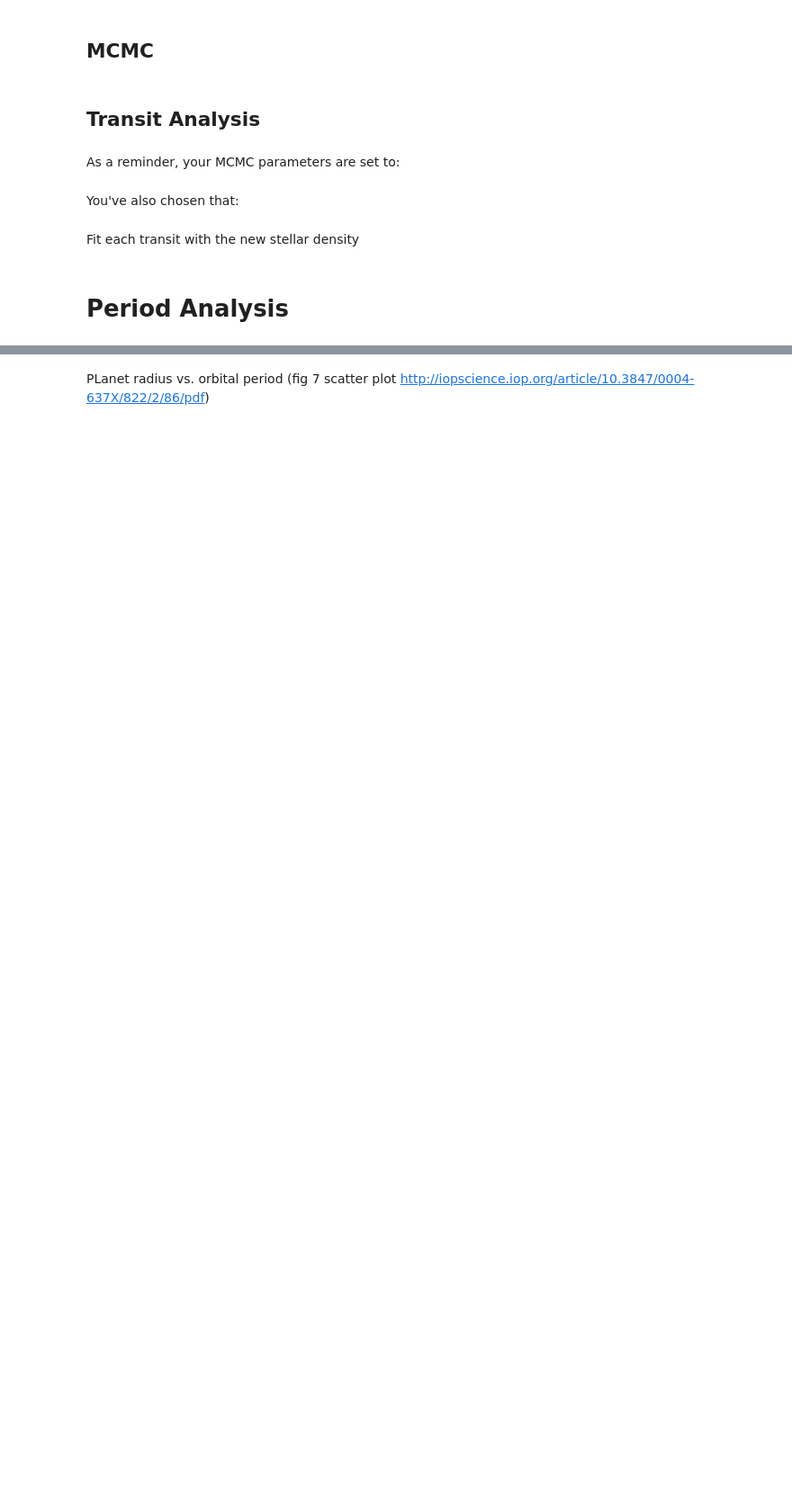
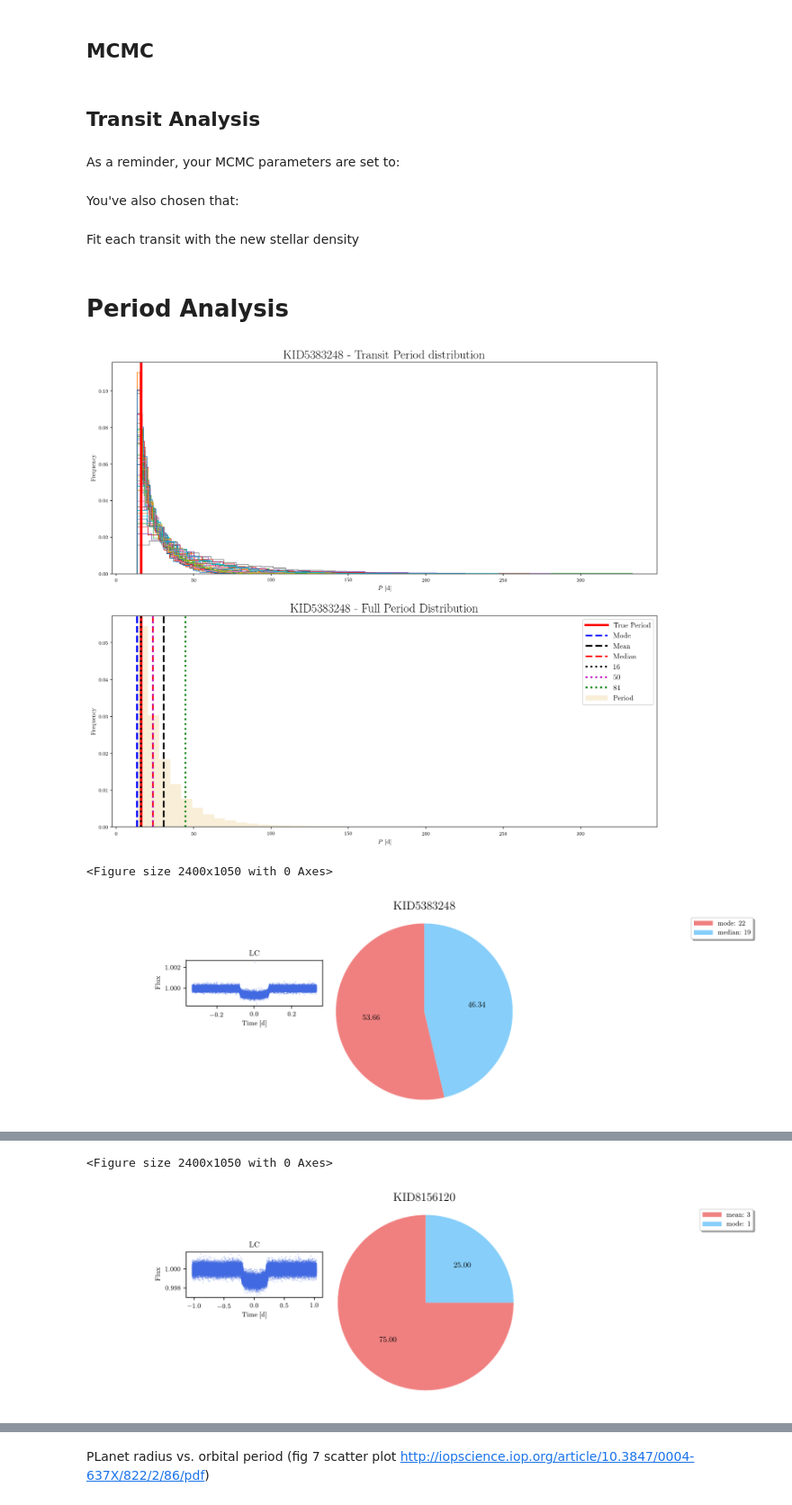
Before and after one commit to mbadenas/TFM2018, a Jupyter notebook: process_data_batch.ipynb, the cells around one changed output, grey strips where cells are left out. Shown at 90% size. Cells and saved outputs as stored; diff of their text form; code cells hidden in the pictures; blank space fills up the shorter version.

Commit message:
Updated file path of input data in OC plot

```diff
--- a/process_data_batch.ipynb
+++ b/process_data_batch.ipynb
@@ -1146,6 +1192,7 @@ for target in targets:
 # %%
 path_panalysis = '/Users/mbadenas/Documents/Master UAB/Tesis UAB/TFM2018/results/period_charts/30d/'
 path_resMCMC = '/Users/mbadenas/Documents/Master UAB/Tesis UAB/TFM2018/results/MCMC_results/30d/'
+path_pdistr = '/Users/mbadenas/Documents/Master UAB/Tesis UAB/TFM2018/results/period_distributions/30d/'
 # %%
 #colors: https://matplotlib.org/examples/color/named_colors.html
 
@@ -1218,38 +1265,42 @@ def show_best_stats(star):
                        color = 'royalblue', ms = 0.3)
     axins.set_xlabel('Time [d]',fontsize = 8)
     axins.set_ylabel('Flux', fontsize = 8)
-    axins.set_title('LC', fontsize = 10)
+    axins.set_title('Folded Light Curve', fontsize = 10)
     plt.tight_layout()
     plt.show()
     fig.savefig(path_panalysis+"pie"+str(star.kepid)+".png")
     plt.close(fig)
 # %%
-os.chdir(path_newRs)
+os.chdir(path_pdistr)
 count = 0
 save_best_stats = []
 
 for target in targets:
     period_distribution = []
     P_trans_stats = []
     best_statistics = []
-    search_files = glob.glob(path_newRs+str(target.kepid)+"*[!_BAD].txt")
+    search_files = glob.glob(path_pdistr+str(target.kepid)+"*[!_BAD].txt")
 
     if len(search_files) != 0:
         for i in range(len(search_files)):
             filename = search_files[i]
             Ptrans = pd.read_csv(filename, sep = " ", names=['Period'], index_col = None)
             period_distribution.append(Ptrans)
             trans_stats = get_statistics(Ptrans['Period']).iloc[0]
             P_trans_stats.append(trans_stats)
             best_statistics.append(closest_statistic(trans_stats, target.P))
         target.full_P_trans = period_distribution
         target.full_P = pd.concat(period_distribution)
         target.best_stats = best_statistics
         save_best_stats.append(best_statistics)
 
         #Calculate statistical properties
         target.full_P_trans_stats = P_trans_stats
         target.full_stats = get_statistics(target.full_P['Period'])
         plot_periods(target)
         show_best_stats(target)
         count += 1
+# %% [output]
+[figure, added]
+<Figure size 2400x1050 with 0 Axes>
+[figure, added]
@@ -1255,0 +1308,2 @@ for target in targets:
+<Figure size 2400x1050 with 0 Axes>
+[figure, added]
```
Also changed, not shown: parts of 8 cells of this notebook.
